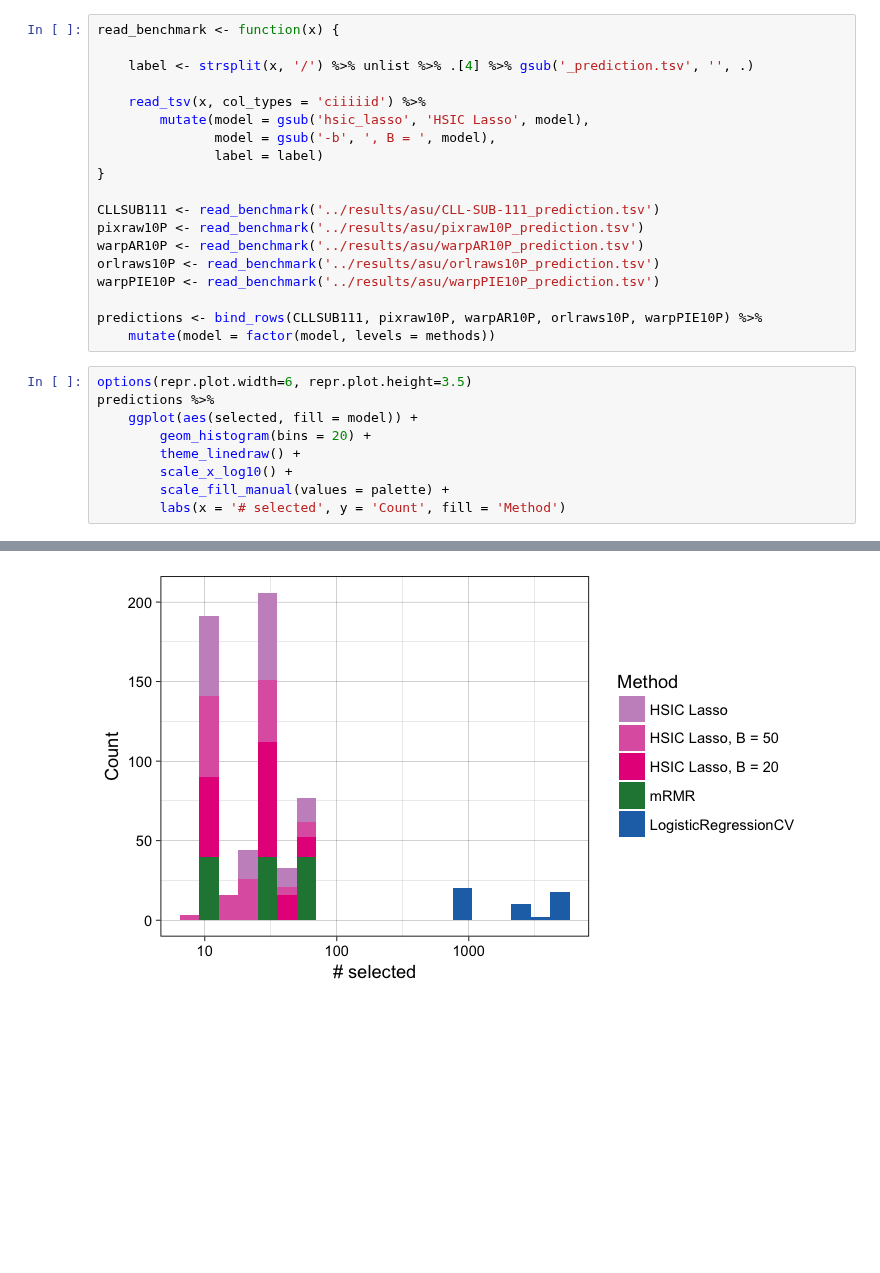
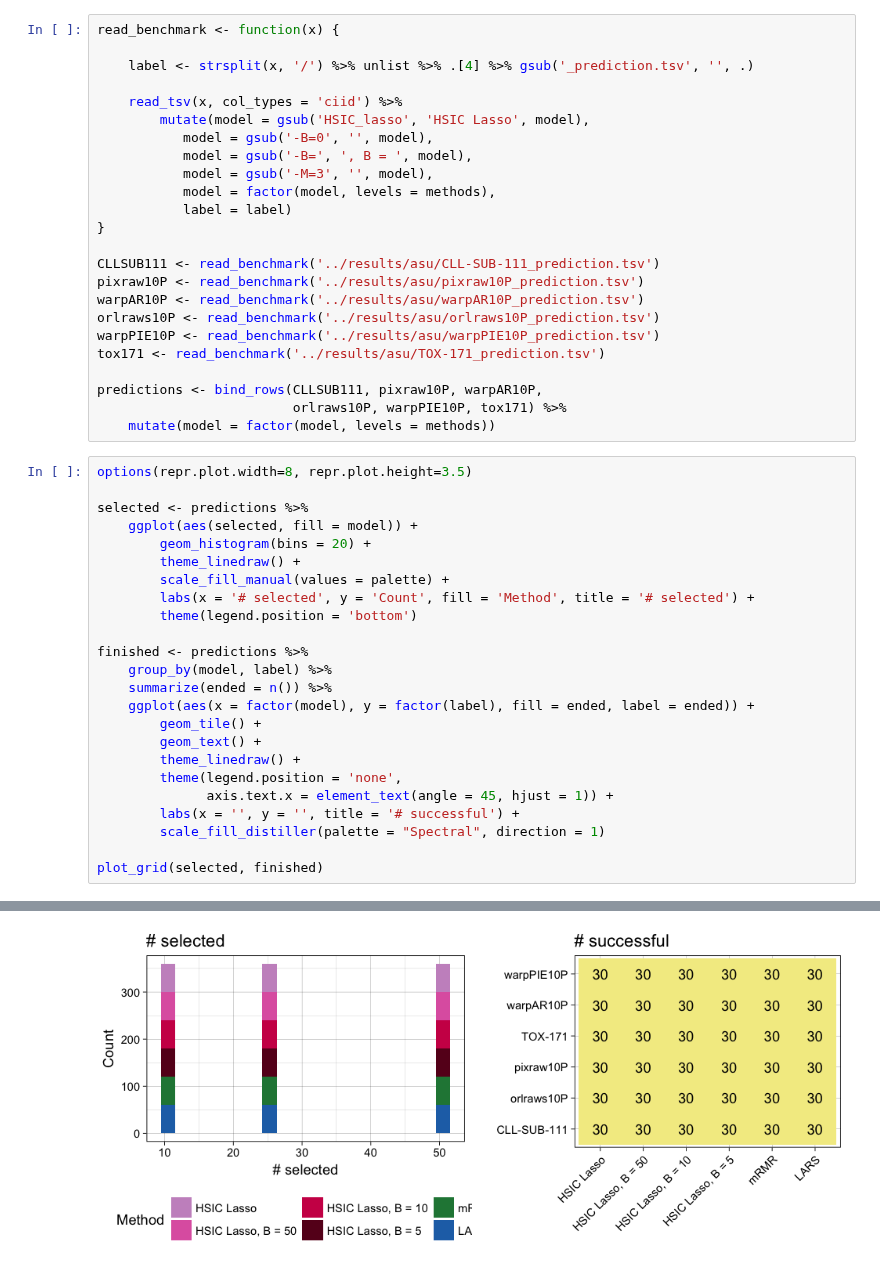
Before and after one commit to hclimente/nori, a Jupyter notebook: doc/benchmark_real.ipynb, the cells around one changed output, grey strips where cells are left out. Saved outputs shown, nothing was run; the diff lists cells and outputs as text; blank space fills up the shorter version.

```diff
--- a/doc/benchmark_real.ipynb
+++ b/doc/benchmark_real.ipynb
@@ -70,10 +73,13 @@ read_benchmark <- function(x) {
 
     label <- strsplit(x, '/') %>% unlist %>% .[4] %>% gsub('_prediction.tsv', '', .)
 
-    read_tsv(x, col_types = 'ciiiiid') %>%
-        mutate(model = gsub('hsic_lasso', 'HSIC Lasso', model),
-               model = gsub('-b', ', B = ', model),
-               label = label)
+    read_tsv(x, col_types = 'ciid') %>%
+        mutate(model = gsub('HSIC_lasso', 'HSIC Lasso', model),
+           model = gsub('-B=0', '', model),
+           model = gsub('-B=', ', B = ', model),
+           model = gsub('-M=3', '', model),
+           model = factor(model, levels = methods),
+           label = label)
 }
 
 CLLSUB111 <- read_benchmark('../results/asu/CLL-SUB-111_prediction.tsv')
@@ -81,16 +87,33 @@ pixraw10P <- read_benchmark('../results/asu/pixraw10P_prediction.tsv')
 warpAR10P <- read_benchmark('../results/asu/warpAR10P_prediction.tsv')
 orlraws10P <- read_benchmark('../results/asu/orlraws10P_prediction.tsv')
 warpPIE10P <- read_benchmark('../results/asu/warpPIE10P_prediction.tsv')
+tox171 <- read_benchmark('../results/asu/TOX-171_prediction.tsv')
 
-predictions <- bind_rows(CLLSUB111, pixraw10P, warpAR10P, orlraws10P, warpPIE10P) %>%
+predictions <- bind_rows(CLLSUB111, pixraw10P, warpAR10P,
+                         orlraws10P, warpPIE10P, tox171) %>%
     mutate(model = factor(model, levels = methods))
 # %%
-options(repr.plot.width=6, repr.plot.height=3.5)
-predictions %>%
+options(repr.plot.width=8, repr.plot.height=3.5)
+
+selected <- predictions %>%
     ggplot(aes(selected, fill = model)) +
         geom_histogram(bins = 20) +
         theme_linedraw() +
-        scale_x_log10() +
         scale_fill_manual(values = palette) +
-        labs(x = '# selected', y = 'Count', fill = 'Method')
+        labs(x = '# selected', y = 'Count', fill = 'Method', title = '# selected') +
+        theme(legend.position = 'bottom')
+
+finished <- predictions %>%
+    group_by(model, label) %>%
+    summarize(ended = n()) %>%
+    ggplot(aes(x = factor(model), y = factor(label), fill = ended, label = ended)) +
+        geom_tile() +
+        geom_text() +
+        theme_linedraw() +
+        theme(legend.position = 'none',
+              axis.text.x = element_text(angle = 45, hjust = 1)) +
+        labs(x = '', y = '', title = '# successful') +
+        scale_fill_distiller(palette = "Spectral", direction = 1)
+
+plot_grid(selected, finished)
 # %% [output]
@@ -100,4 +120,4 @@ Warning message:
-[figure, old version]
+[figure, new version]
 # %%
 options(repr.plot.width=7, repr.plot.height=4)
 predictions %>%
```
Also changed, not shown: parts of 4 cells of this notebook.
